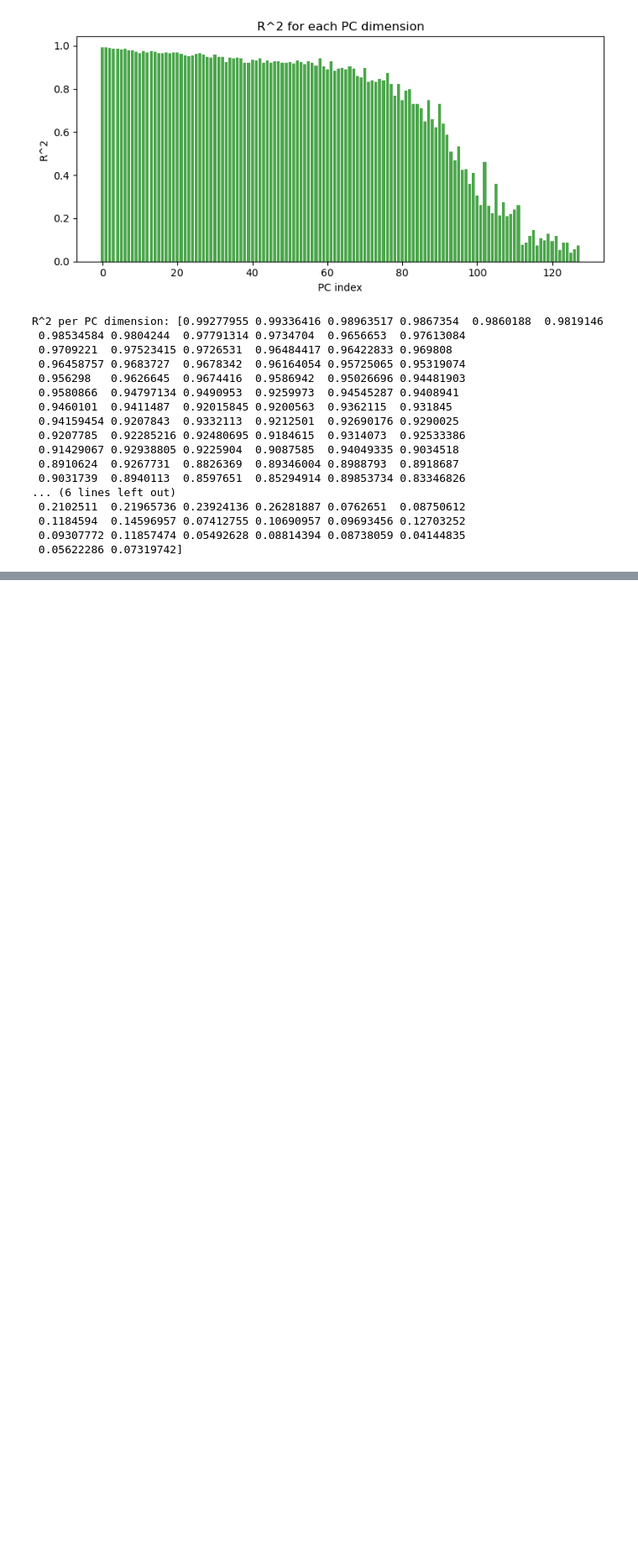
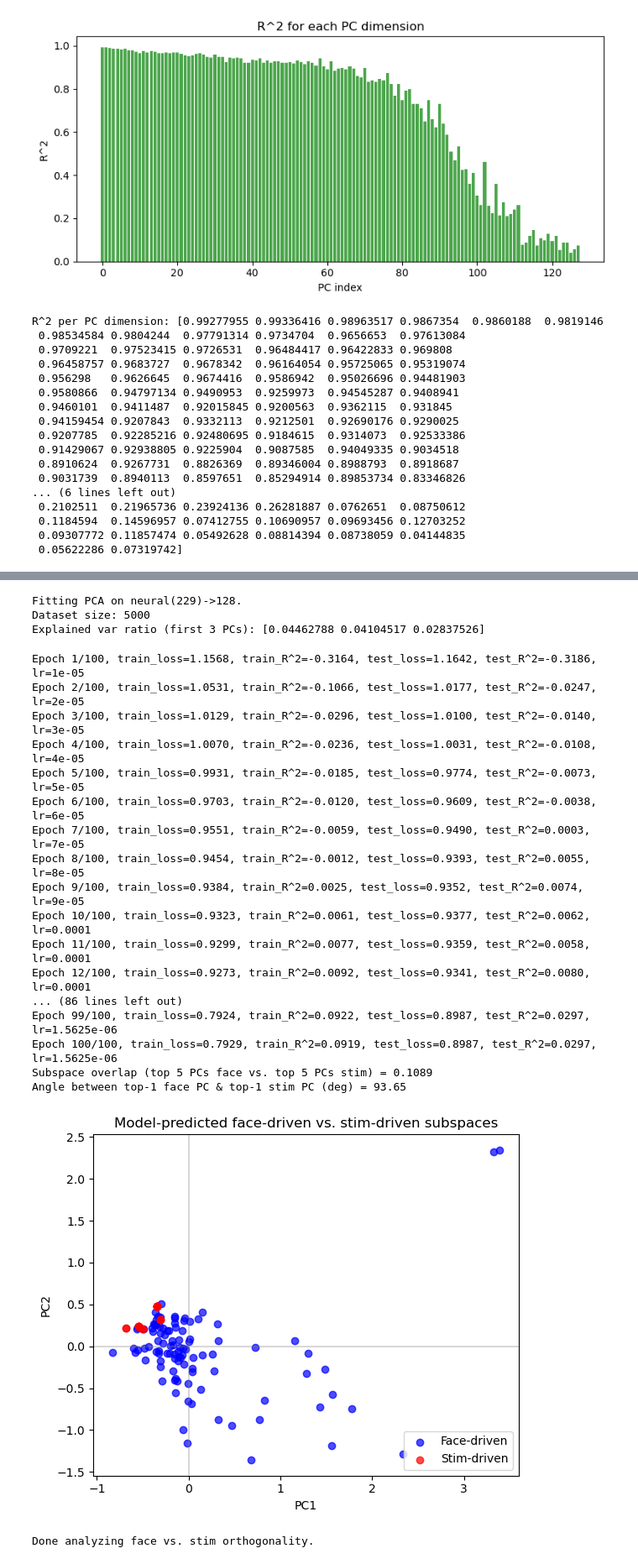
Before and after one commit to Beibaibaby/mice-nn, a Jupyter notebook: current.ipynb, the cells around one changed output, grey strips where cells are left out. Shown at 84% size. Drawn from its saved outputs; the diff is of its cells as text; code cells hidden in the pictures; blank space fills up the shorter version.

```diff
--- a/current.ipynb
+++ b/current.ipynb
@@ -1678,0 +3037,34 @@ KeyboardInterrupt:
+# %%
+if __name__ == "__main__":
+    device = 'cuda' if torch.cuda.is_available() else 'cpu'
+    ds = PCADataset(eigenface_evoked, dff_evoked, eigenface_isi, dff_isi, n_pcs=128)
+
+    model, stats = train_with_val(ds, epochs=100, device=device)
+    # ...
+    # Now analyze face vs. stim subspaces:
+    analyze_face_vs_stim_orthogonality(model, ds, device=device,
+                                       num_face_samples=100,
+                                       num_stim_samples=20)
+# %% [output]
+Fitting PCA on neural(229)->128.
+Dataset size: 5000
+Explained var ratio (first 3 PCs): [0.04462788 0.04104517 0.02837526]
+Epoch 1/100, train_loss=1.1568, train_R^2=-0.3164, test_loss=1.1642, test_R^2=-0.3186, lr=1e-05
+Epoch 2/100, train_loss=1.0531, train_R^2=-0.1066, test_loss=1.0177, test_R^2=-0.0247, lr=2e-05
+Epoch 3/100, train_loss=1.0129, train_R^2=-0.0296, test_loss=1.0100, test_R^2=-0.0140, lr=3e-05
+Epoch 4/100, train_loss=1.0070, train_R^2=-0.0236, test_loss=1.0031, test_R^2=-0.0108, lr=4e-05
+Epoch 5/100, train_loss=0.9931, train_R^2=-0.0185, test_loss=0.9774, test_R^2=-0.0073, lr=5e-05
+Epoch 6/100, train_loss=0.9703, train_R^2=-0.0120, test_loss=0.9609, test_R^2=-0.0038, lr=6e-05
+Epoch 7/100, train_loss=0.9551, train_R^2=-0.0059, test_loss=0.9490, test_R^2=0.0003, lr=7e-05
+Epoch 8/100, train_loss=0.9454, train_R^2=-0.0012, test_loss=0.9393, test_R^2=0.0055, lr=8e-05
+Epoch 9/100, train_loss=0.9384, train_R^2=0.0025, test_loss=0.9352, test_R^2=0.0074, lr=9e-05
+Epoch 10/100, train_loss=0.9323, train_R^2=0.0061, test_loss=0.9377, test_R^2=0.0062, lr=0.0001
+Epoch 11/100, train_loss=0.9299, train_R^2=0.0077, test_loss=0.9359, test_R^2=0.0058, lr=0.0001
+Epoch 12/100, train_loss=0.9273, train_R^2=0.0092, test_loss=0.9341, test_R^2=0.0080, lr=0.0001
+... (86 lines left out)
+Epoch 99/100, train_loss=0.7924, train_R^2=0.0922, test_loss=0.8987, test_R^2=0.0297, lr=1.5625e-06
+Epoch 100/100, train_loss=0.7929, train_R^2=0.0919, test_loss=0.8987, test_R^2=0.0297, lr=1.5625e-06
+Subspace overlap (top 5 PCs face vs. top 5 PCs stim) = 0.1089
+Angle between top-1 face PC & top-1 stim PC (deg) = 93.65
+[figure, added]
+Done analyzing face vs. stim orthogonality.
```
Also changed, not shown: parts of 6 cells of this notebook, 13 other files.
